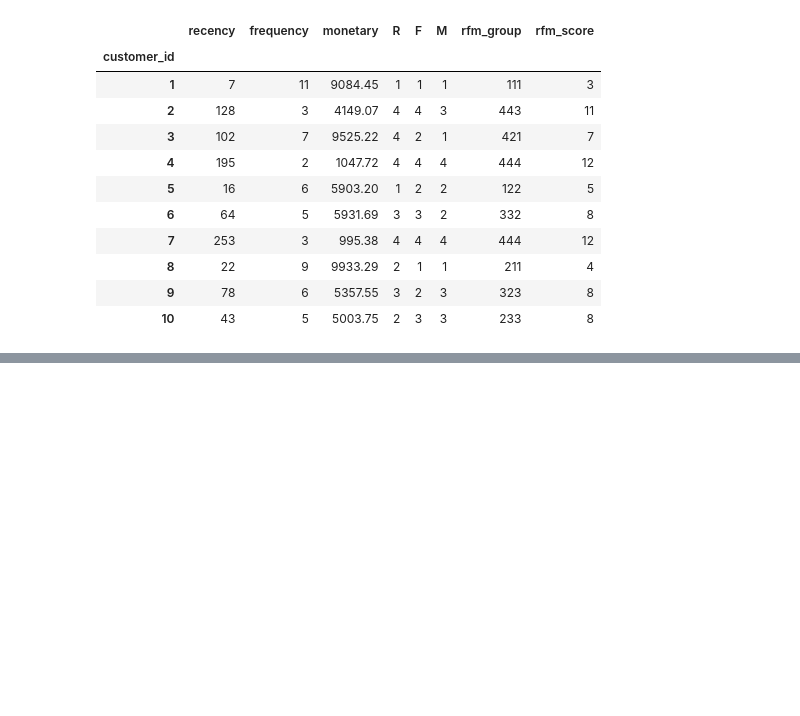
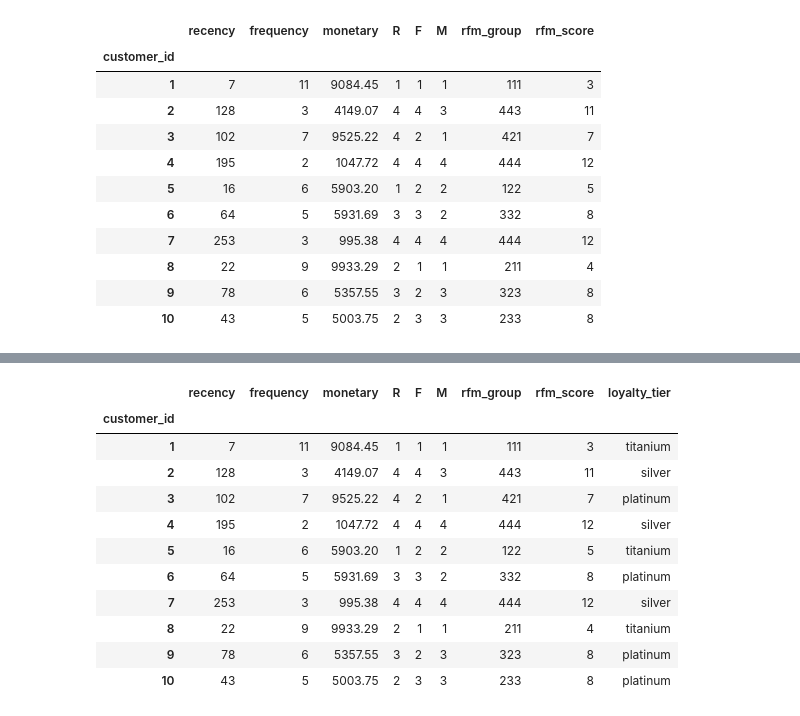
Before and after one commit to Navyhoang/KPMG_Virtual_Internship_Challenge, a Jupyter notebook: Results/KPMG_module_1_transaction.ipynb, the cells around one changed output, grey strips where cells are left out. Saved outputs shown, nothing was run; the diff lists cells and outputs as text; code cells hidden in the pictures; blank space fills up the shorter version.

```diff
--- a/Results/KPMG_module_1_transaction.ipynb
+++ b/Results/KPMG_module_1_transaction.ipynb
@@ -588,3 +588,10 @@ rfm_scores.head(10)
 | 8 | 22 | 9 | 9933.29 | 2 | 1 | 1 | 211 | 4 |
 | 9 | 78 | 6 | 5357.55 | 3 | 2 | 3 | 323 | 8 |
 | 10 | 43 | 5 | 5003.75 | 2 | 3 | 3 | 233 | 8 |
+# %%
+# Assigning loyalty tier to each customer
+loyalty_tier = ["titanium", "platinum", "gold", "silver"]
+
+# Using pandas quantile cut
+score_cuts = pd.qcut(rfm_scores["rfm_score"], q = 4, labels=loyalty_tier)
+score_cuts
@@ -590,0 +613,17 @@ rfm_scores.head(10)
+# %%
+# Create a new column for the loyalty tier
+rfm_scores["loyalty_tier"] = score_cuts
+rfm_scores.head(10)
+# %% [output]
+|  | recency | frequency | monetary | R | F | M | rfm_group | rfm_score | loyalty_tier |
+| customer_id |  |  |  |  |  |  |  |  |  |
+| 1 | 7 | 11 | 9084.45 | 1 | 1 | 1 | 111 | 3 | titanium |
+| 2 | 128 | 3 | 4149.07 | 4 | 4 | 3 | 443 | 11 | silver |
+| 3 | 102 | 7 | 9525.22 | 4 | 2 | 1 | 421 | 7 | platinum |
+| 4 | 195 | 2 | 1047.72 | 4 | 4 | 4 | 444 | 12 | silver |
+| 5 | 16 | 6 | 5903.20 | 1 | 2 | 2 | 122 | 5 | titanium |
+| 6 | 64 | 5 | 5931.69 | 3 | 3 | 2 | 332 | 8 | platinum |
+| 7 | 253 | 3 | 995.38 | 4 | 4 | 4 | 444 | 12 | silver |
+| 8 | 22 | 9 | 9933.29 | 2 | 1 | 1 | 211 | 4 | titanium |
+| 9 | 78 | 6 | 5357.55 | 3 | 2 | 3 | 323 | 8 | platinum |
+| 10 | 43 | 5 | 5003.75 | 2 | 3 | 3 | 233 | 8 | platinum |
```
Also changed, not shown: parts of 1 cell of this notebook.
